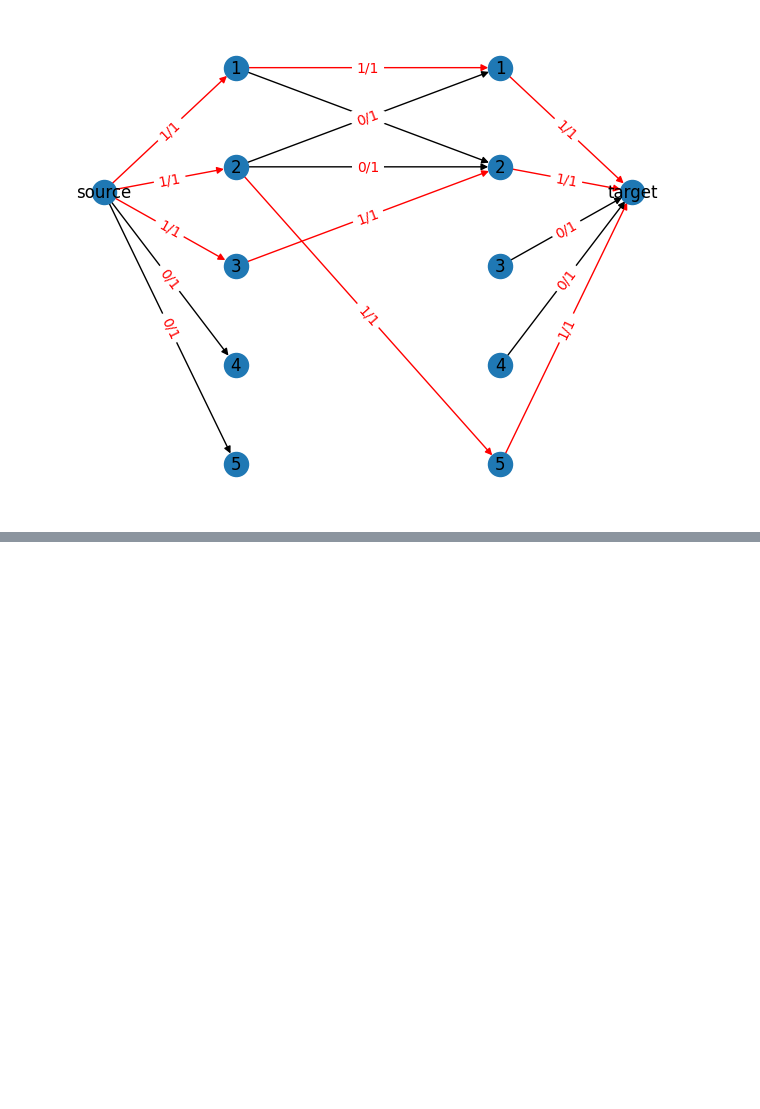
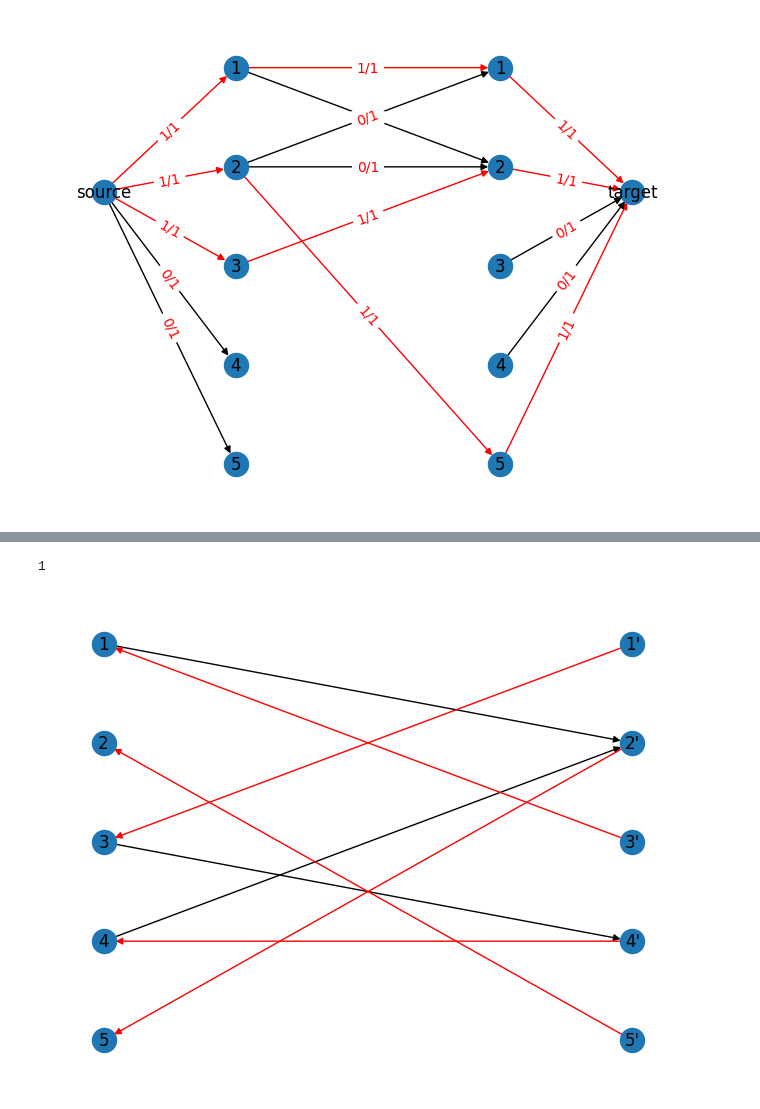
Before and after one commit to yukun-impa/algorithm-homework, a Jupyter notebook: main.ipynb, the cells around one changed output, grey strips where cells are left out. Drawn from its saved outputs; the diff is of its cells as text; code cells hidden in the pictures; blank space fills up the shorter version.

```diff
--- a/main.ipynb
+++ b/main.ipynb
@@ -141,0 +172,6 @@ maxmatch.print_result()
+# %%
+maxmatch.add_edge(4,4)
+maxmatch.print_result()
+# %% [output]
+1
+[figure, added]
```
Also changed, not shown: parts of 6 cells of this notebook, 1 other file.
